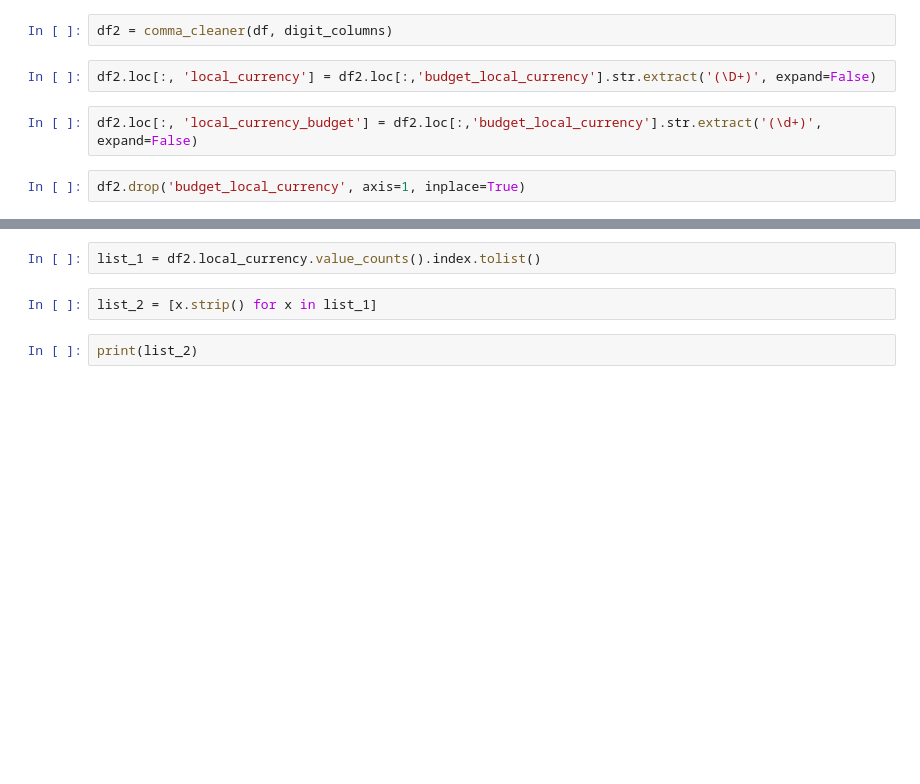
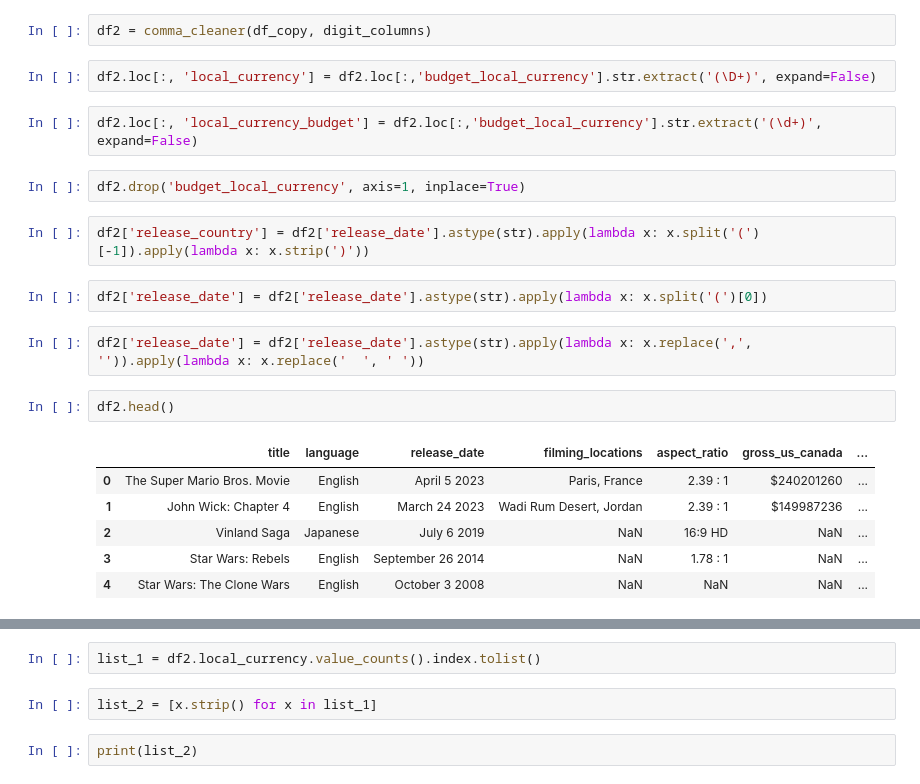
Before and after one commit to Iskanderrus/DEZoomCamp, a Jupyter notebook: Project/imdb_financial/imdb_financial/spiders/data/financials_cleaning.ipynb, the cells around one changed output, grey strips where cells are left out. Saved outputs shown, nothing was run; the diff lists cells and outputs as text; blank space fills up the shorter version.

```diff
--- a/Project/imdb_financial/imdb_financial/spiders/data/financials_cleaning.ipynb
+++ b/Project/imdb_financial/imdb_financial/spiders/data/financials_cleaning.ipynb
@@ -19,10 +112,25 @@ def comma_cleaner(df, columns):
         df[column].replace(',','', regex=True, inplace=True)
     return df
 # %%
-df2 = comma_cleaner(df, digit_columns)
+df2 = comma_cleaner(df_copy, digit_columns)
 # %%
 df2.loc[:, 'local_currency'] = df2.loc[:,'budget_local_currency'].str.extract('(\D+)', expand=False)
 # %%
 df2.loc[:, 'local_currency_budget'] = df2.loc[:,'budget_local_currency'].str.extract('(\d+)', expand=False)
 # %%
 df2.drop('budget_local_currency', axis=1, inplace=True)
+# %%
+df2['release_country'] = df2['release_date'].astype(str).apply(lambda x: x.split('(')[-1]).apply(lambda x: x.strip(')'))
+# %%
+df2['release_date'] = df2['release_date'].astype(str).apply(lambda x: x.split('(')[0])
+# %%
+df2['release_date'] = df2['release_date'].astype(str).apply(lambda x: x.replace(',', '')).apply(lambda x: x.replace('  ', ' '))
+# %%
+df2.head()
+# %% [output]
+|  | title | language | release_date | filming_locations | aspect_ratio | gross_us_canada | ... |
+| 0 | The Super Mario Bros. Movie | English | April 5 2023 | Paris, France | 2.39 : 1 | $240201260 | ... |
+| 1 | John Wick: Chapter 4 | English | March 24 2023 | Wadi Rum Desert, Jordan | 2.39 : 1 | $149987236 | ... |
+| 2 | Vinland Saga | Japanese | July 6 2019 | NaN | 16:9 HD | NaN | ... |
+| 3 | Star Wars: Rebels | English | September 26 2014 | NaN | 1.78 : 1 | NaN | ... |
+| 4 | Star Wars: The Clone Wars | English | October 3 2008 | NaN | NaN | NaN | ... |
```
Also changed, not shown: parts of 19 cells of this notebook, 2 other files.
